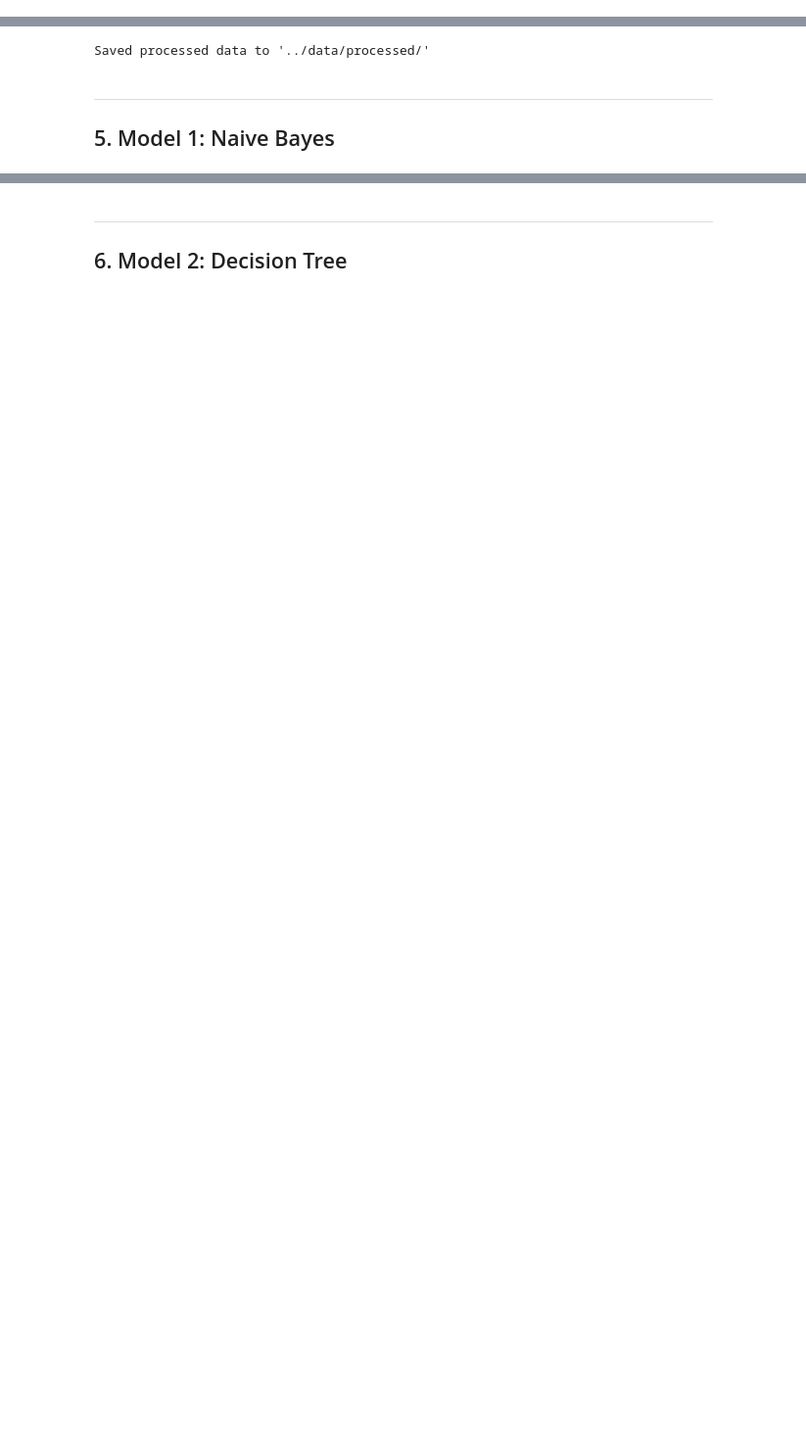
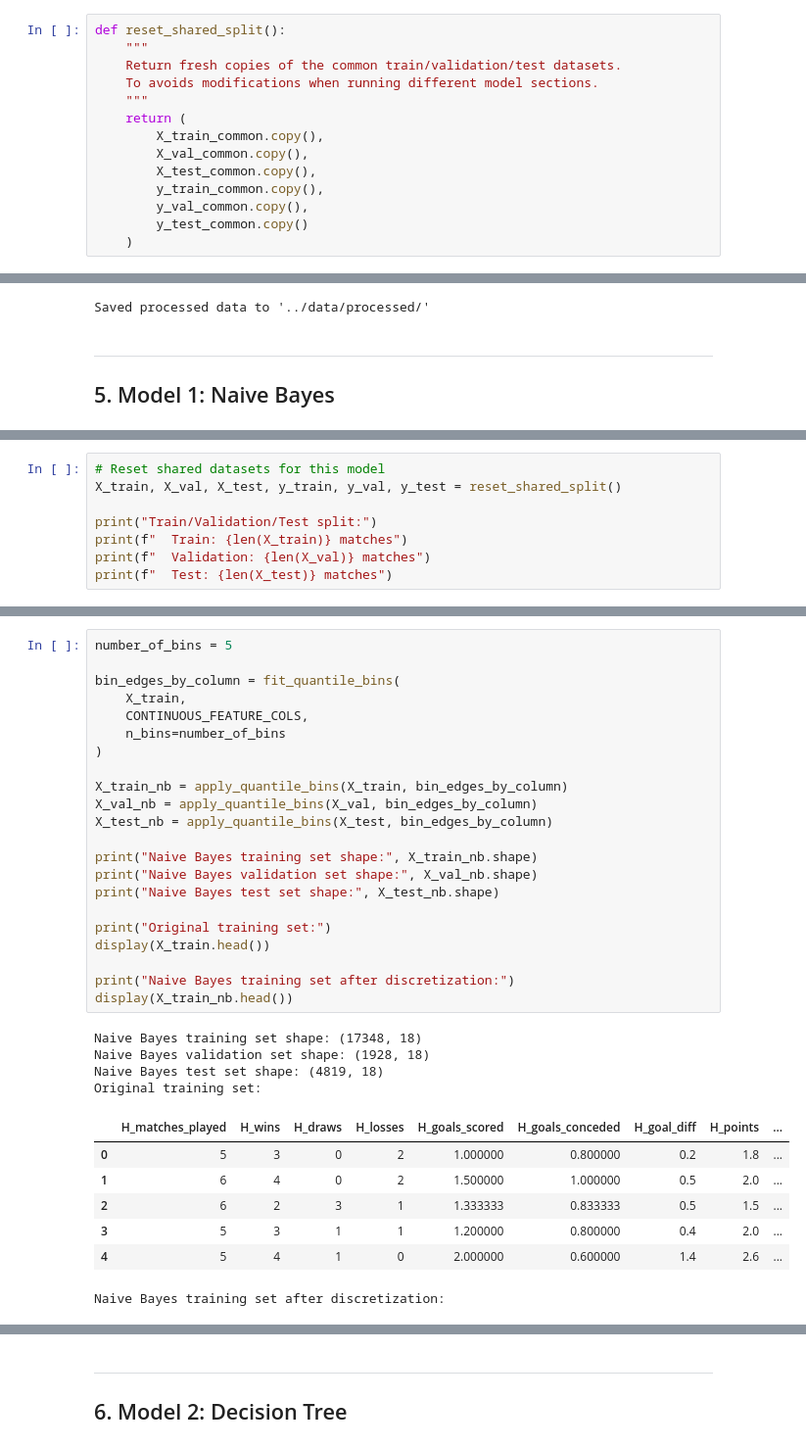
Before and after one commit to Am1neX/Project_INFOH410, a Jupyter notebook: notebooks/football_prediction.ipynb, the cells around one changed output, grey strips where cells are left out. Shown at 98% size. Drawn from its saved outputs; the diff is of its cells as text; blank space fills up the shorter version.

```diff
--- a/notebooks/football_prediction.ipynb
+++ b/notebooks/football_prediction.ipynb
@@ -809,3 +830,17 @@ No temporal overlap between train and test
+# %%
+def reset_shared_split():
+    """
+    Return fresh copies of the common train/validation/test datasets.
+    To avoids modifications when running different model sections.
+    """
+    return (
+        X_train_common.copy(),
+        X_val_common.copy(),
+        X_test_common.copy(),
+        y_train_common.copy(),
+        y_val_common.copy(),
+        y_test_common.copy()
+    )
 # %% [markdown]
 ### 4.8. Saving the prepared data
 
@@ -831,0 +875,8 @@ Saved processed data to '../data/processed/'
+# %%
+# Reset shared datasets for this model
+X_train, X_val, X_test, y_train, y_val, y_test = reset_shared_split()
+
+print("Train/Validation/Test split:")
+print(f"  Train: {len(X_train)} matches")
+print(f"  Validation: {len(X_val)} matches")
+print(f"  Test: {len(X_test)} matches")
@@ -831,0 +1032,34 @@ Saved processed data to '../data/processed/'
+# %%
+number_of_bins = 5
+
+bin_edges_by_column = fit_quantile_bins(
+    X_train,
+    CONTINUOUS_FEATURE_COLS,
+    n_bins=number_of_bins
+)
+
+X_train_nb = apply_quantile_bins(X_train, bin_edges_by_column)
+X_val_nb = apply_quantile_bins(X_val, bin_edges_by_column)
+X_test_nb = apply_quantile_bins(X_test, bin_edges_by_column)
+
+print("Naive Bayes training set shape:", X_train_nb.shape)
+print("Naive Bayes validation set shape:", X_val_nb.shape)
+print("Naive Bayes test set shape:", X_test_nb.shape)
+
+print("Original training set:")
+display(X_train.head())
+
+print("Naive Bayes training set after discretization:")
+display(X_train_nb.head())
+# %% [output]
+Naive Bayes training set shape: (17348, 18)
+Naive Bayes validation set shape: (1928, 18)
+Naive Bayes test set shape: (4819, 18)
+Original training set:
+|  | H_matches_played | H_wins | H_draws | H_losses | H_goals_scored | H_goals_conceded | H_goal_diff | H_points | ... |
+| 0 | 5 | 3 | 0 | 2 | 1.000000 | 0.800000 | 0.2 | 1.8 | ... |
+| 1 | 6 | 4 | 0 | 2 | 1.500000 | 1.000000 | 0.5 | 2.0 | ... |
+| 2 | 6 | 2 | 3 | 1 | 1.333333 | 0.833333 | 0.5 | 1.5 | ... |
+| 3 | 5 | 3 | 1 | 1 | 1.200000 | 0.800000 | 0.4 | 2.0 | ... |
+| 4 | 5 | 4 | 1 | 0 | 2.000000 | 0.600000 | 1.4 | 2.6 | ... |
+Naive Bayes training set after discretization:
```
Also changed, not shown: parts of 52 cells of this notebook, 11 other files.
